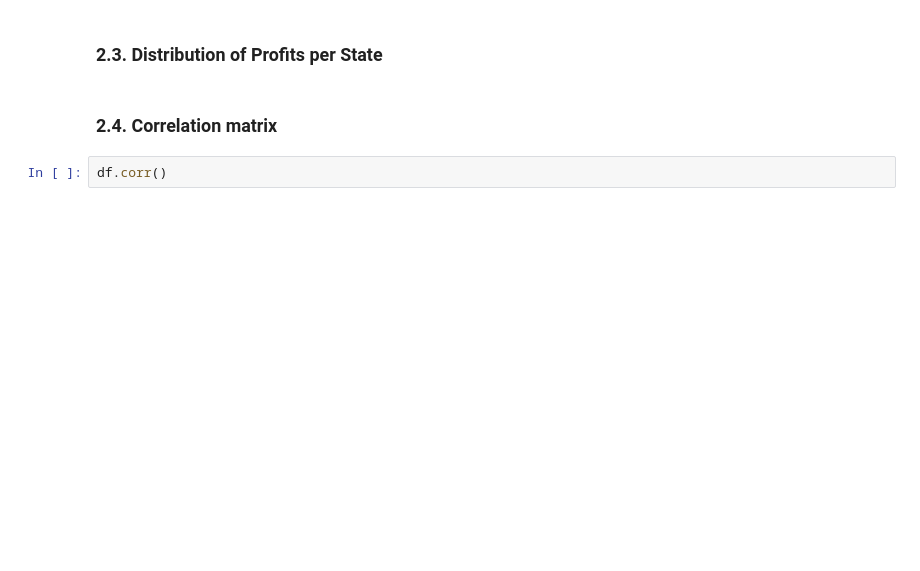
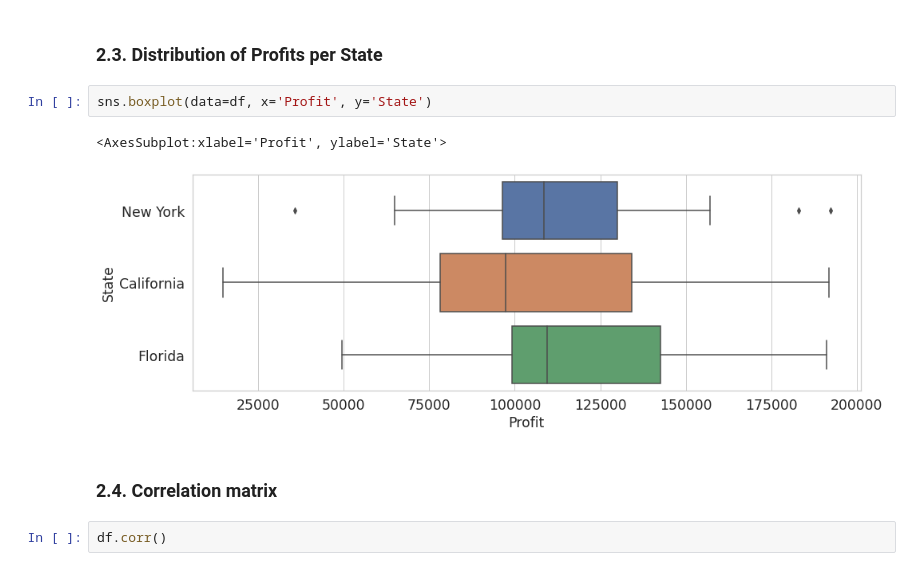
Before and after one commit to prof-samuka-IFSP/IFSP-CMP-D1AED-2022.1, a Jupyter notebook: linear_regression/multiple_linear_regression.ipynb, the cells around one changed output. Cells and saved outputs as stored; diff of their text form; blank space fills up the shorter version.

```diff
--- a/linear_regression/multiple_linear_regression.ipynb
+++ b/linear_regression/multiple_linear_regression.ipynb
@@ -66,5 +131,10 @@ for bar in ax.patches:
 # %% [markdown]
 ### 2.3. Distribution of Profits per State
+# %%
+sns.boxplot(data=df, x='Profit', y='State')
+# %% [output]
+<AxesSubplot:xlabel='Profit', ylabel='State'>
+[figure, added]
 # %% [markdown]
 ### 2.4. Correlation matrix
 # %%
```
Also changed, not shown: parts of 36 cells of this notebook.
